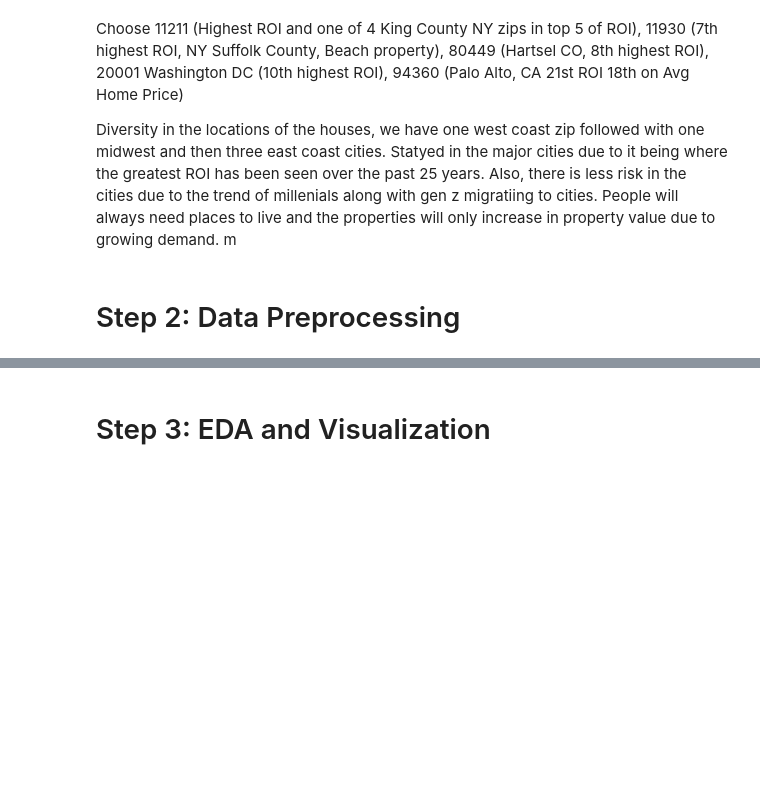
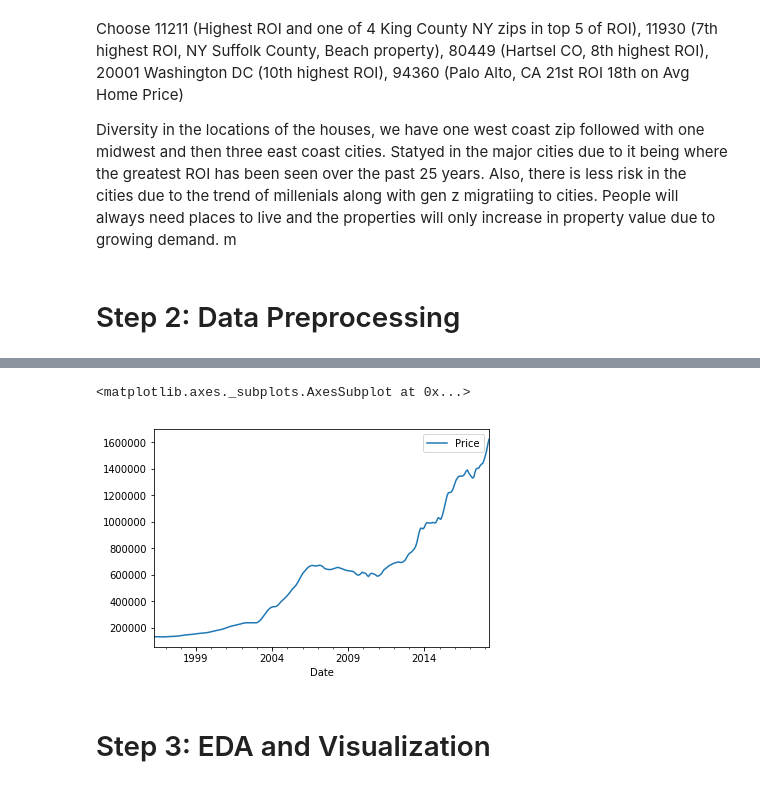
Before and after one commit to gabertooth/dsc-mod-4-project-online-ds-pt-021119, a Jupyter notebook: mod_4_starter_notebook.ipynb, the cells around one changed output, grey strips where cells are left out. Saved outputs shown, nothing was run; the diff lists cells and outputs as text; code cells hidden in the pictures; blank space fills up the shorter version.

```diff
--- a/mod_4_starter_notebook.ipynb
+++ b/mod_4_starter_notebook.ipynb
@@ -133,0 +107,6 @@ Diversity in the locations of the houses, we have one west coast zip followed wi
+# %%
+top_5_zips= [11211, 11930, 80449, 20001, 94360]
+# %%
+list_of_zips= {}
+for zipcode in top_5_zips:
+    list_of_zips[zipcode] = pd.melt(df[df['RegionName']== zipcode], value_vars=df.iloc[:,7:-3], var_name='Date', value_name= 'Price')
@@ -133,0 +119,9 @@ Diversity in the locations of the houses, we have one west coast zip followed wi
+# %%
+df_11211=pd.DataFrame(data= list_of_zips[11211])
+df_11930=pd.DataFrame(data= list_of_zips[11930])
+df_80449=pd.DataFrame(data= list_of_zips[80449])
+df_20001=pd.DataFrame(data= list_of_zips[20001])
+df_94360=pd.DataFrame(data= list_of_zips[94360])
+# %%
+df_11211['Date']= pd.to_datetime(df_11211.Date, format='%Y-%m')
+df_11211.set_index('Date', inplace= True)
@@ -133,0 +140,5 @@ Diversity in the locations of the houses, we have one west coast zip followed wi
+# %%
+df_11211.plot()
+# %% [output]
+<matplotlib.axes._subplots.AxesSubplot at 0x...>
+[figure, added]
```
Also changed, not shown: parts of 14 cells of this notebook.
